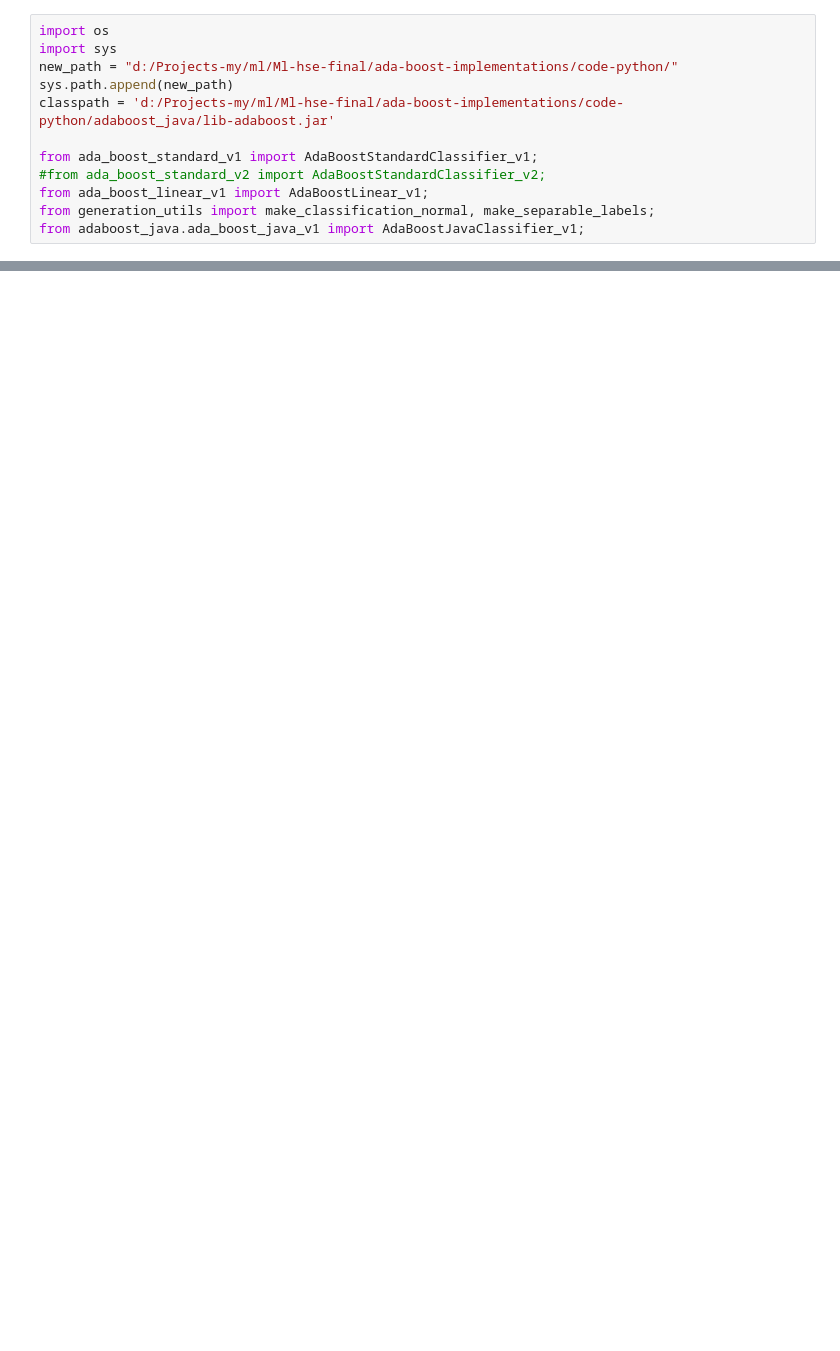
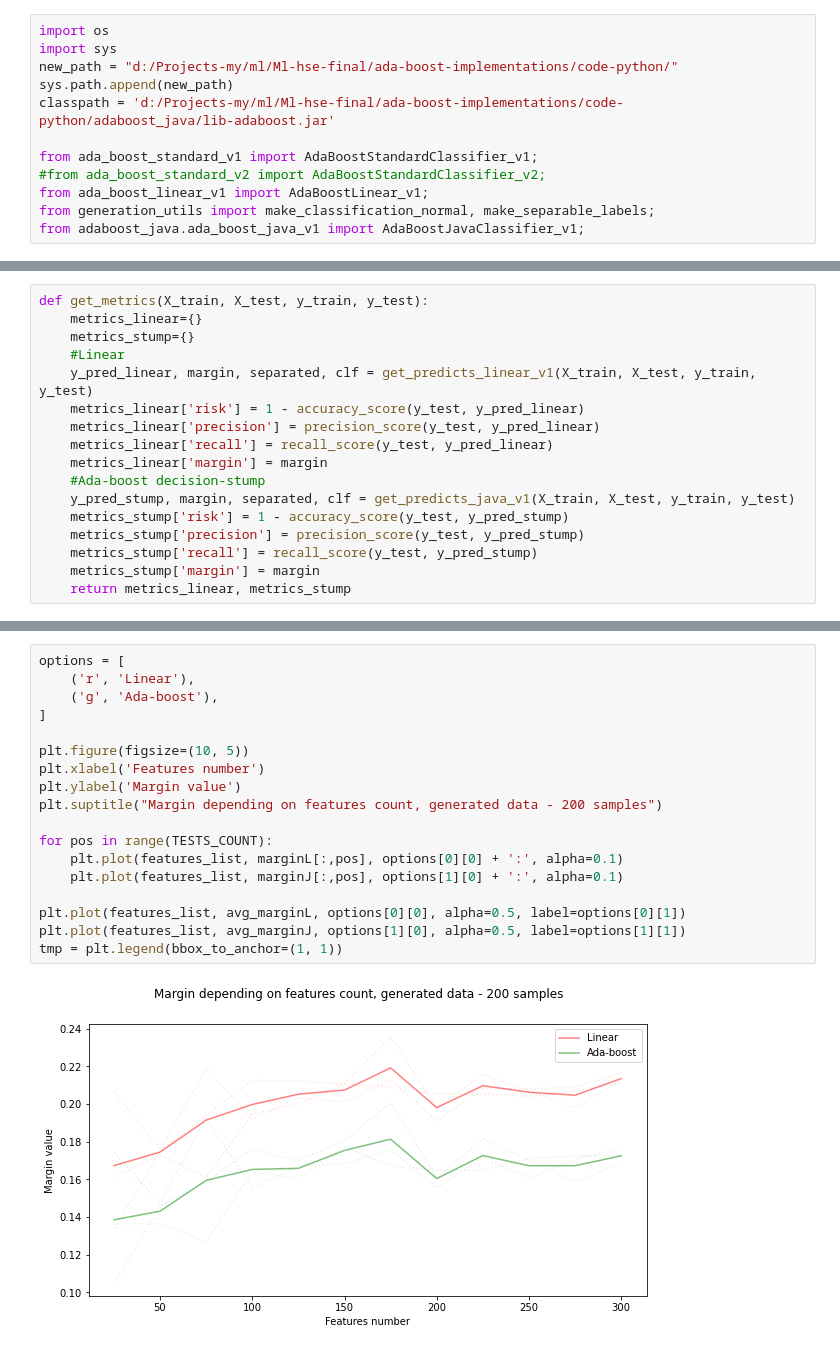
Before and after one commit to vkmbox/Ml-hse-final, a Jupyter notebook: ada-boost-implementations/code-python/notebooks/Geometric_Margin_Estimations.ipynb, the cells around one changed output, grey strips where cells are left out. Cells and saved outputs as stored; diff of their text form; blank space fills up the shorter version.

```diff
--- a/ada-boost-implementations/code-python/notebooks/Geometric_Margin_Estimations.ipynb
+++ b/ada-boost-implementations/code-python/notebooks/Geometric_Margin_Estimations.ipynb
@@ -32,0 +61,17 @@ def generate_data(n_samples=200, n_features=50,n_informative=20, n_redundant=20,
+# %%
+def get_metrics(X_train, X_test, y_train, y_test):
+    metrics_linear={}
+    metrics_stump={}
+    #Linear
+    y_pred_linear, margin, separated, clf = get_predicts_linear_v1(X_train, X_test, y_train, y_test)
+    metrics_linear['risk'] = 1 - accuracy_score(y_test, y_pred_linear)
+    metrics_linear['precision'] = precision_score(y_test, y_pred_linear)
+    metrics_linear['recall'] = recall_score(y_test, y_pred_linear)
+    metrics_linear['margin'] = margin
+    #Ada-boost decision-stump
+    y_pred_stump, margin, separated, clf = get_predicts_java_v1(X_train, X_test, y_train, y_test)
+    metrics_stump['risk'] = 1 - accuracy_score(y_test, y_pred_stump)
+    metrics_stump['precision'] = precision_score(y_test, y_pred_stump)
+    metrics_stump['recall'] = recall_score(y_test, y_pred_stump)
+    metrics_stump['margin'] = margin
+    return metrics_linear, metrics_stump
@@ -32,0 +110,20 @@ def generate_data(n_samples=200, n_features=50,n_informative=20, n_redundant=20,
+# %%
+options = [
+    ('r', 'Linear'),
+    ('g', 'Ada-boost'),
+]
+
+plt.figure(figsize=(10, 5))
+plt.xlabel('Features number')
+plt.ylabel('Margin value')
+plt.suptitle("Margin depending on features count, generated data - 200 samples")
+
+for pos in range(TESTS_COUNT):
+    plt.plot(features_list, marginL[:,pos], options[0][0] + ':', alpha=0.1)
+    plt.plot(features_list, marginJ[:,pos], options[1][0] + ':', alpha=0.1)
+
+plt.plot(features_list, avg_marginL, options[0][0], alpha=0.5, label=options[0][1])
+plt.plot(features_list, avg_marginJ, options[1][0], alpha=0.5, label=options[1][1])
+tmp = plt.legend(bbox_to_anchor=(1, 1))
+# %% [output]
+[figure, added]
```
Also changed, not shown: parts of 14 cells of this notebook, 1 other file.
